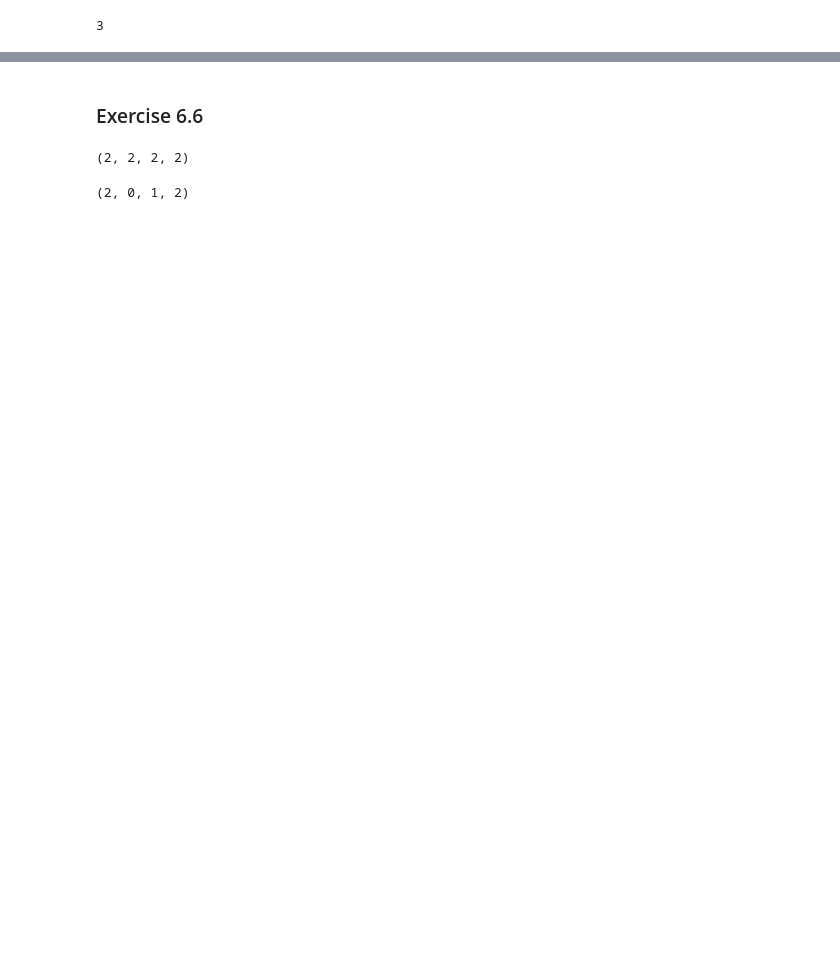
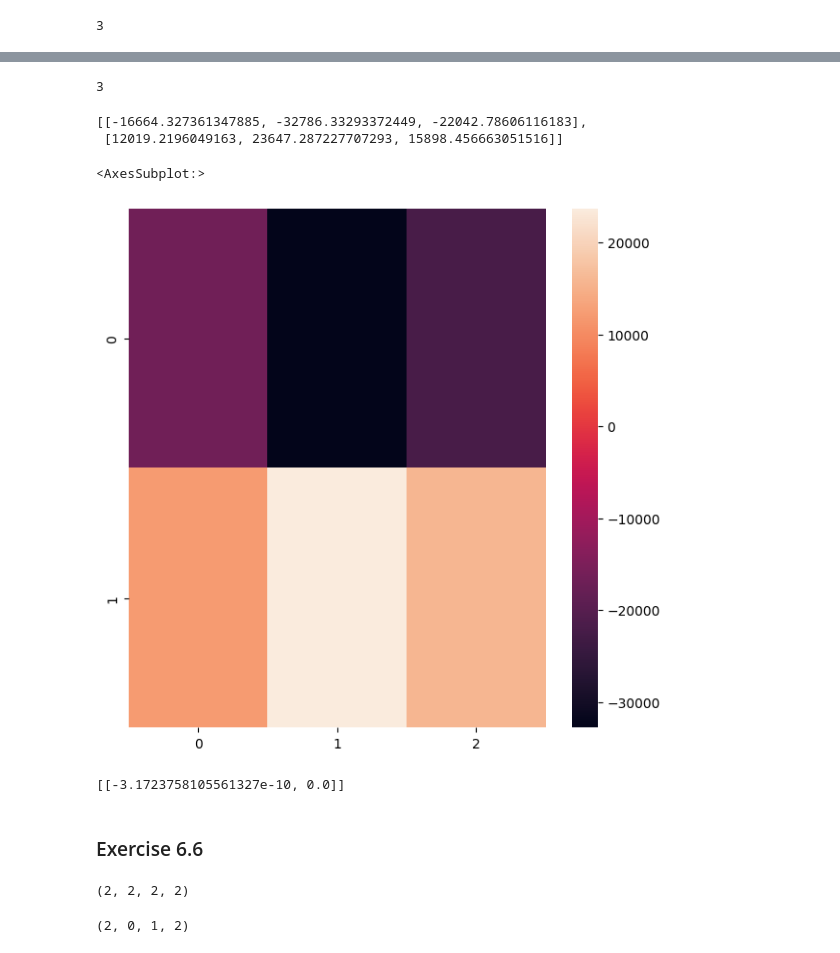
Before and after one commit to falasur/LA4DS, a Jupyter notebook: LA4DS_Ch6.ipynb, the cells around one changed output, grey strips where cells are left out. Cells and saved outputs as stored; diff of their text form; code cells hidden in the pictures; blank space fills up the shorter version.

```diff
--- a/LA4DS_Ch6.ipynb
+++ b/LA4DS_Ch6.ipynb
@@ -177,3 +177,10 @@ Where M_{r,r} is the upper-left minor of AB sized r, which means that rank of AB
 Hence we see that:
 
 $$ order M_{r,r} = r \le rank (A \cdot B) \le min (rank A, rank B) = r => rank(A \cdot B)=r $$
+# %%
+# But let's also check that!
+
+A = np.random.rand(4, 3)*10 # multiplying on 10 for numbers to be more salient
+B = np.random.rand(3, 5)*10
+
+C = A @ B
@@ -180,3 +198,25 @@ $$ order M_{r,r} = r \le rank (A \cdot B) \le min (rank A, rank B) = r => rank(A
+# %%
+np.linalg.matrix_rank(C)
+# %% [output]
+3
+# %%
+det_3 = [[np.linalg.det(C[i:i+3,j:j+3]) for j in range(3)] for i in range(2)]
+det_3
+# in this case all 3-sized minors are not equal to 0
+# %% [output]
+[[-16664.327361347885, -32786.33293372449, -22042.78606116183],
+ [12019.2196049163, 23647.287227707293, 15898.456663051516]]
+# %%
+sns.heatmap(det_3)
+# %% [output]
+<AxesSubplot:>
+[figure, added]
+# %%
+det_4 = [[np.linalg.det(C[i:i+4,j:j+4]) for j in range(2)] for i in range(1)]
+det_4
+# and 4-sized minors are equl to 0 (well, close enough to zero)
+# %% [output]
+[[-3.1723758105561327e-10, 0.0]]
 # %% [markdown]
 ### Exercise 6.6
 # %%
```
Also changed, not shown: parts of 3 cells of this notebook.
